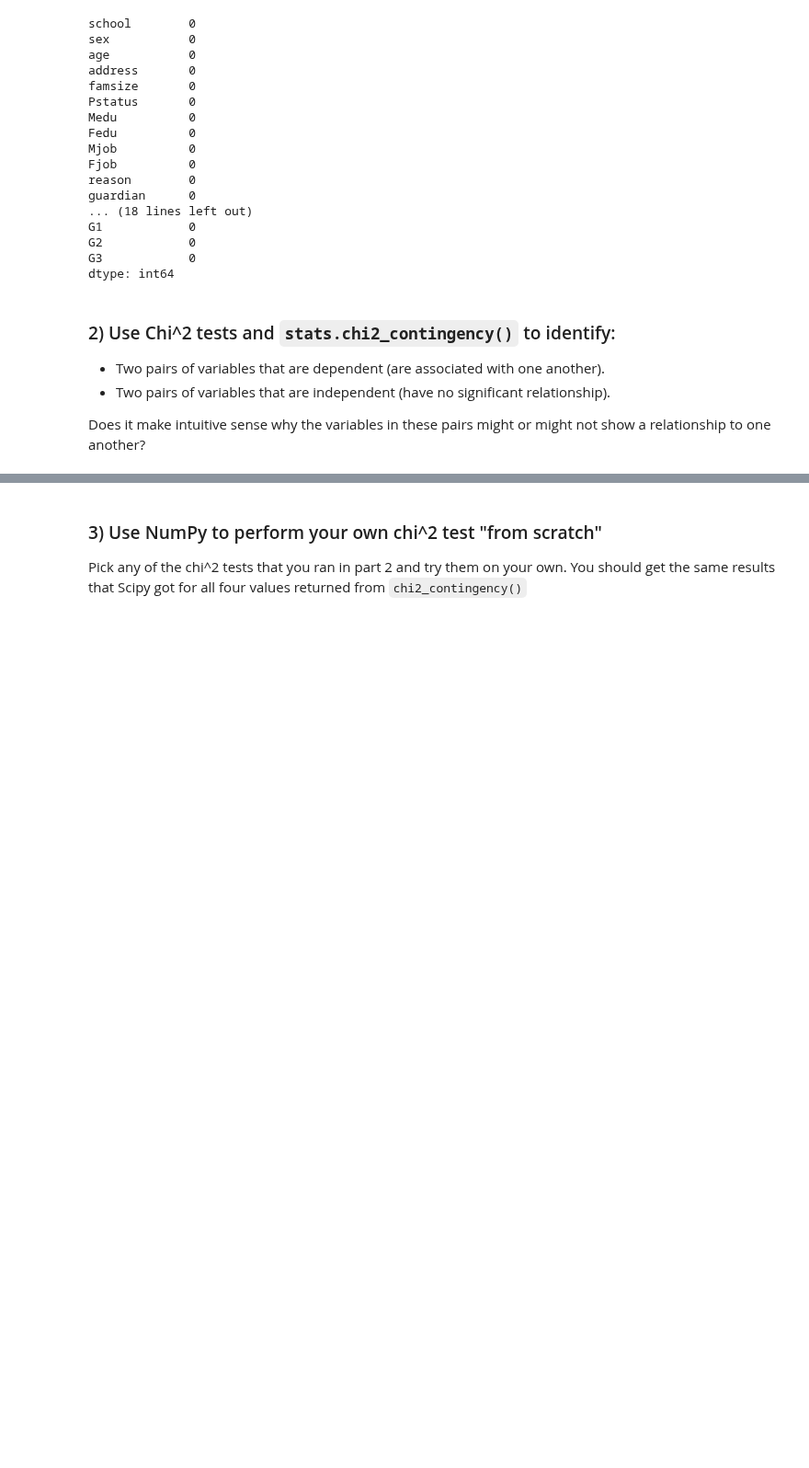
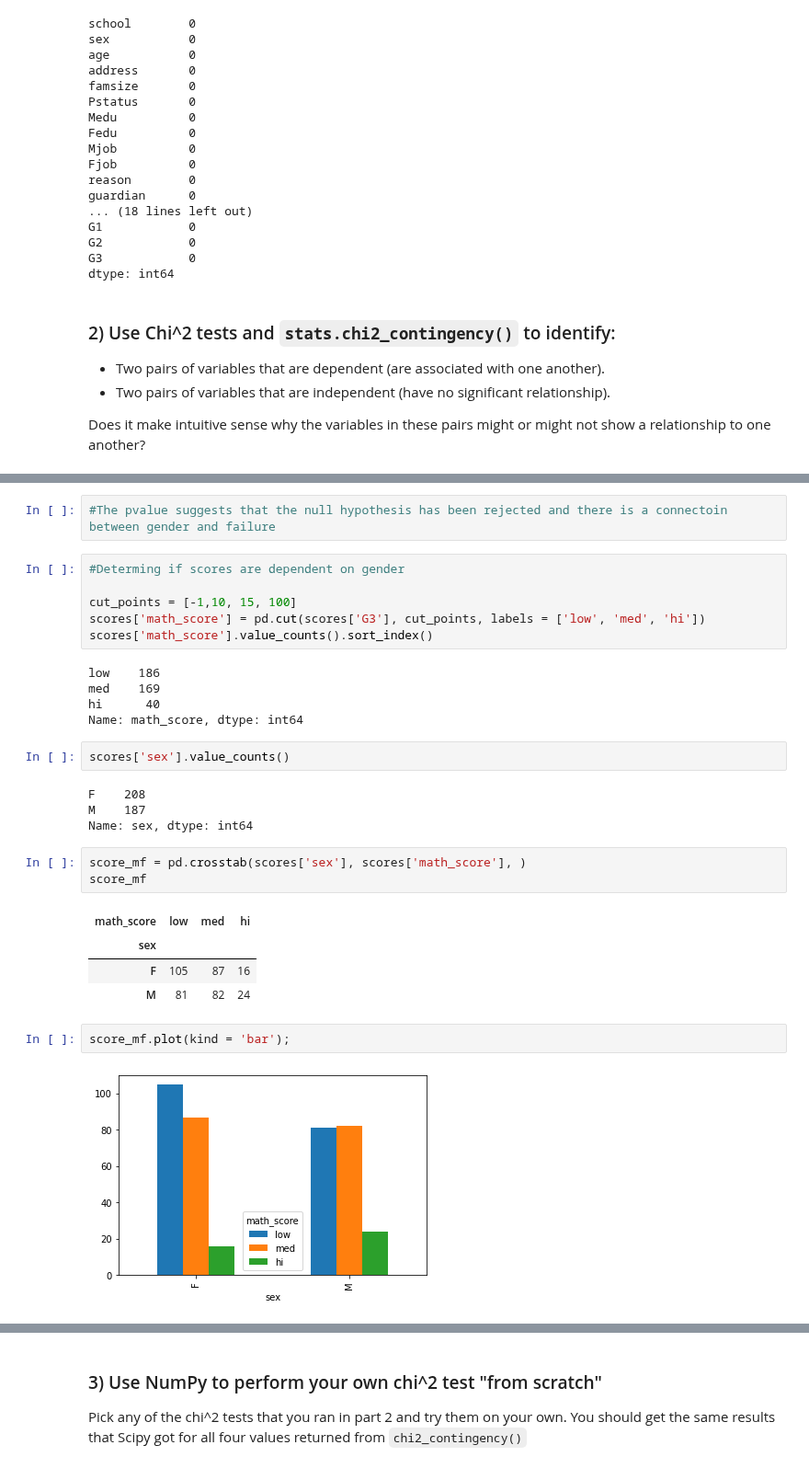
Before and after one commit to JoshuaHaga/DS-Unit-1-Sprint-2-Statistics, a Jupyter notebook: module2/LS_DS_122_Chi2_Tests_Assignment.ipynb, the cells around one changed output, grey strips where cells are left out. Shown at 92% size. Saved outputs shown, nothing was run; the diff lists cells and outputs as text; blank space fills up the shorter version.

```diff
--- a/module2/LS_DS_122_Chi2_Tests_Assignment.ipynb
+++ b/module2/LS_DS_122_Chi2_Tests_Assignment.ipynb
@@ -76,0 +102,31 @@ Does it make intuitive sense why the variables in these pairs might or might not
+# %%
+#The pvalue suggests that the null hypothesis has been rejected and there is a connectoin between gender and failure
+# %%
+#Determing if scores are dependent on gender
+
+cut_points = [-1,10, 15, 100]
+scores['math_score'] = pd.cut(scores['G3'], cut_points, labels = ['low', 'med', 'hi'])
+scores['math_score'].value_counts().sort_index()
+# %% [output]
+low    186
+med    169
+hi      40
+Name: math_score, dtype: int64
+# %%
+scores['sex'].value_counts()
+# %% [output]
+F    208
+M    187
+Name: sex, dtype: int64
+# %%
+score_mf = pd.crosstab(scores['sex'], scores['math_score'], )
+score_mf
+# %% [output]
+| math_score | low | med | hi |
+| sex |  |  |  |
+| F | 105 | 87 | 16 |
+| M | 81 | 82 | 24 |
+# %%
+score_mf.plot(kind = 'bar');
+# %% [output]
+[figure, added]
```
Also changed, not shown: parts of 17 cells of this notebook.
